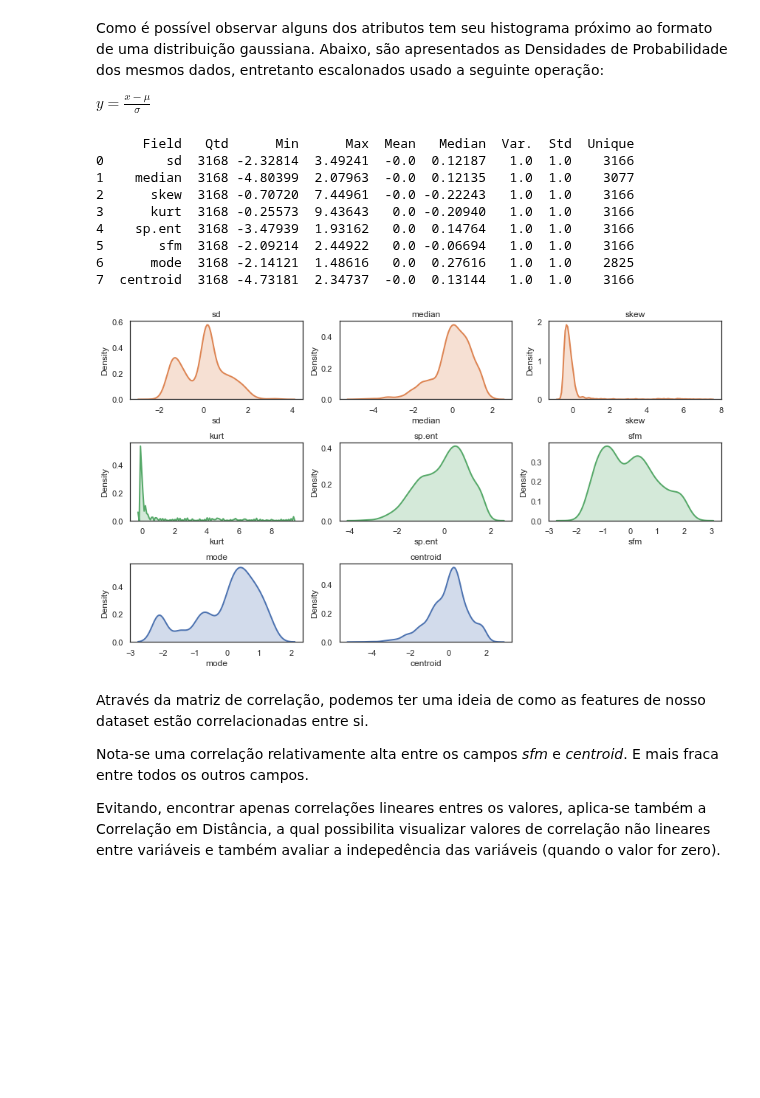
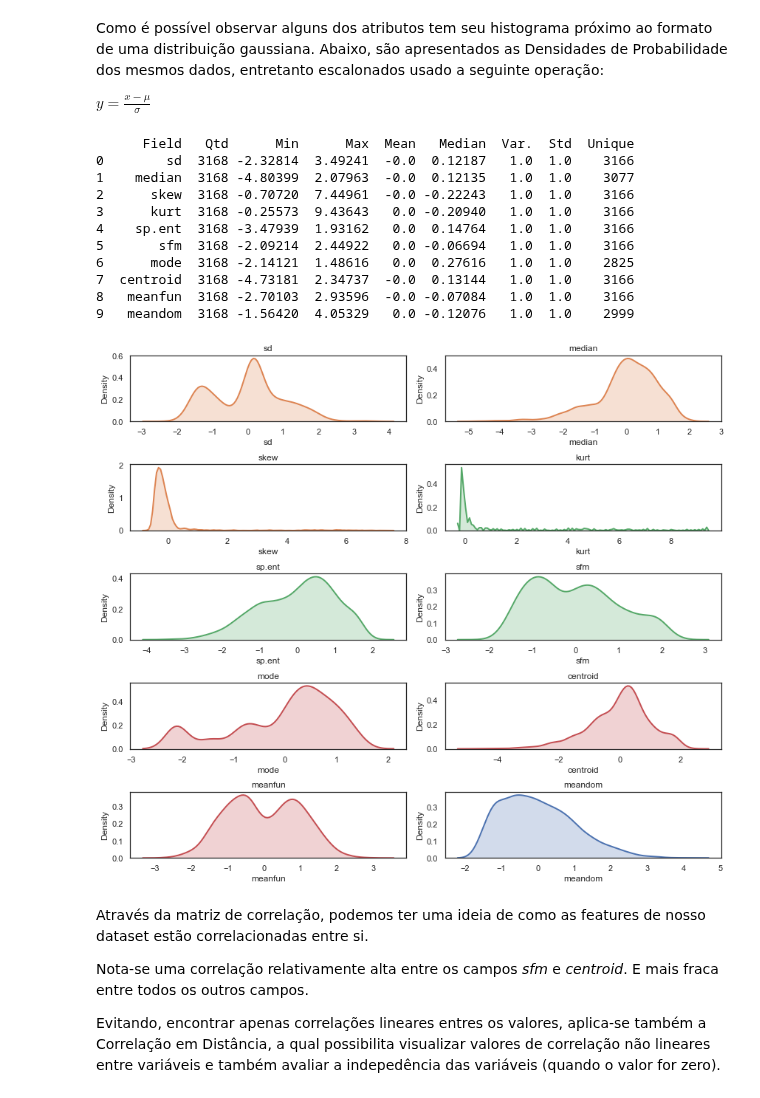
Before and after one commit to rdenadai/ia006c, a Jupyter notebook: notebooks/EFC02/EFC02.ipynb, the cells around one changed output. Saved outputs shown, nothing was run; the diff lists cells and outputs as text; code cells hidden in the pictures; blank space fills up the shorter version.

```diff
--- a/notebooks/EFC02/EFC02.ipynb
+++ b/notebooks/EFC02/EFC02.ipynb
@@ -209,8 +212,10 @@ A análise será feita nos dados que tem relação direta com dados de audio, qu
 # %%
-sound_c = df[["sd", "median", "skew", "kurt", "sp.ent", "sfm", "mode", "centroid", "label"]]
+fields = ["sd", "median", "skew", "kurt", "sp.ent", "sfm", "mode", "centroid", "meanfun", "meandom", "label"]
+x_fields = fields[:10]
+sound_c = df[fields]
 # %%
 data = []
-for field in ["sd", "median", "skew", "kurt", "sp.ent", "sfm", "mode", "centroid"]:
+for field in x_fields:
     unique_elements, counts_elements = np.unique(sound_c[field], return_counts=True)
     data.append([
         field,
@@ -269,19 +282,13 @@ plt.show()
 Como é possível observar alguns dos atributos tem seu histograma próximo ao formato de uma distribuição gaussiana. Abaixo, são apresentados as Densidades de Probabilidade dos mesmos dados, entretanto escalonados usado a seguinte operação:
 
 $y = \frac{x-\mu}{\sigma}$
-# %%
-scaler = Scaler()
-sound_c.loc[:]["sd"] = scaler.fit_transform(sound_c["sd"])
-sound_c.loc[:]["median"] = scaler.fit_transform(sound_c["median"])
-sound_c.loc[:]["skew"] = scaler.fit_transform(sound_c["skew"])
-sound_c.loc[:]["kurt"] = scaler.fit_transform(sound_c["kurt"])
-sound_c.loc[:]["sp.ent"] = scaler.fit_transform(sound_c["sp.ent"])
-sound_c.loc[:]["sfm"] = scaler.fit_transform(sound_c["sfm"])
-sound_c.loc[:]["mode"] = scaler.fit_transform(sound_c["mode"])
-sound_c.loc[:]["centroid"] = scaler.fit_transform(sound_c["centroid"])
+# %%
+scaler = Scaler()
+for field in x_fields:
+    sound_c.loc[:][field] = scaler.fit_transform(sound_c[field])
 # %%
 data = []
-for field in ["sd", "median", "skew", "kurt", "sp.ent", "sfm", "mode", "centroid"]:
+for field in x_fields:
     unique_elements, counts_elements = np.unique(sound_c[field], return_counts=True)
     data.append([
         field,
@@ -306,46 +313,56 @@ print(df2)
 5       sfm  3168 -2.09214  2.44922   0.0 -0.06694   1.0  1.0    3166
 6      mode  3168 -2.14121  1.48616   0.0  0.27616   1.0  1.0    2825
 7  centroid  3168 -4.73181  2.34737  -0.0  0.13144   1.0  1.0    3166
+8   meanfun  3168 -2.70103  2.93596  -0.0 -0.07084   1.0  1.0    3166
+9   meandom  3168 -1.56420  4.05329   0.0 -0.12076   1.0  1.0    2999
 # %%
 kds = {'shade': True, 'linewidth': 2}
 
-plt.figure(figsize=(12, 7))
-plt.subplot(3, 3, 1)
+plt.figure(figsize=(12, 12))
+plt.subplot(6, 2, 1)
 plt.title("sd")
 sns.distplot(sound_c["sd"], hist=False, kde=True, kde_kws=kds, color="C1")
 plt.ylabel('Density')
-plt.subplot(3, 3, 2)
+plt.subplot(6, 2, 2)
 plt.title("median")
 sns.distplot(sound_c["median"], hist=False, kde=True, kde_kws=kds, color="C1")
 plt.ylabel('Density')
-plt.subplot(3, 3, 3)
+plt.subplot(6, 2, 3)
 plt.title("skew")
 sns.distplot(sound_c["skew"], hist=False, kde=True, kde_kws=kds, color="C1")
 plt.ylabel('Density')
-plt.subplot(3, 3, 4)
+plt.subplot(6, 2, 4)
 plt.title("kurt")
 sns.distplot(sound_c["kurt"], hist=False, kde=True, kde_kws=kds, color="C2")
 plt.ylabel('Density')
-plt.subplot(3, 3, 5)
+plt.subplot(6, 2, 5)
 plt.title("sp.ent")
 sns.distplot(sound_c["sp.ent"], hist=False, kde=True, kde_kws=kds, color="C2")
 plt.ylabel('Density')
-plt.subplot(3, 3, 6)
+plt.subplot(6, 2, 6)
 plt.title("sfm")
 sns.distplot(sound_c["sfm"], hist=False, kde=True, kde_kws=kds, color="C2")
 plt.ylabel('Density')
-plt.subplot(3, 3, 7)
+plt.subplot(6, 2, 7)
 plt.title("mode")
-sns.distplot(sound_c["mode"], hist=False, kde=True, kde_kws=kds)
+sns.distplot(sound_c["mode"], hist=False, kde=True, kde_kws=kds, color="C3")
 plt.ylabel('Density')
-plt.subplot(3, 3, 8)
+plt.subplot(6, 2, 8)
 plt.title("centroid")
-sns.distplot(sound_c["centroid"], hist=False, kde=True, kde_kws=kds)
+sns.distplot(sound_c["centroid"], hist=False, kde=True, kde_kws=kds, color="C3")
+plt.ylabel('Density')
+plt.subplot(6, 2, 9)
+plt.title("meanfun")
+sns.distplot(sound_c["meanfun"], hist=False, kde=True, kde_kws=kds, color="C3")
+plt.ylabel('Density')
+plt.subplot(6, 2, 10)
+plt.title("meandom")
+sns.distplot(sound_c["meandom"], hist=False, kde=True, kde_kws=kds)
 plt.ylabel('Density')
 plt.tight_layout()
 plt.show()
 # %% [output]
-[figure, old version]
+[figure, new version]
 # %% [markdown]
 Através da matriz de correlação, podemos ter uma ideia de como as features de nosso dataset estão correlacionadas entre si.
 
```
Also changed, not shown: parts of 10 cells of this notebook.
